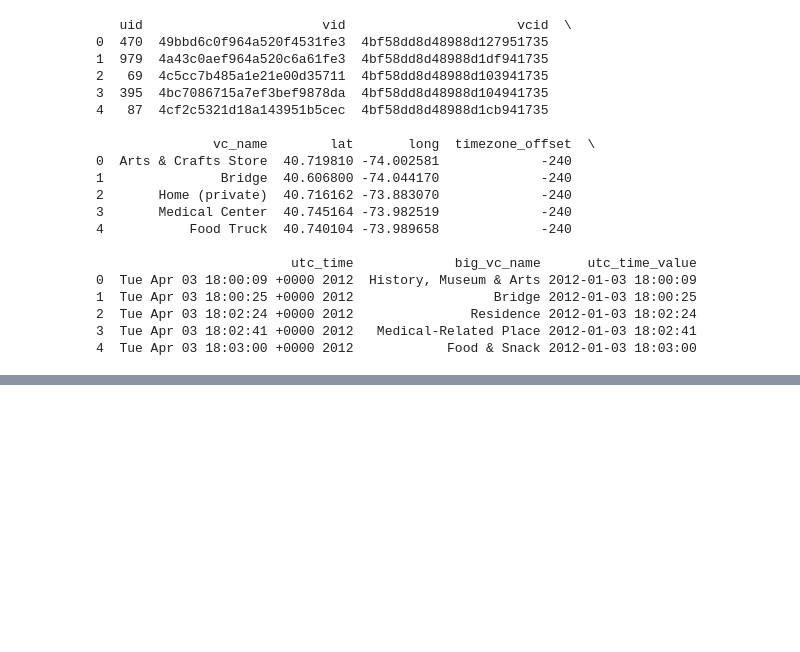
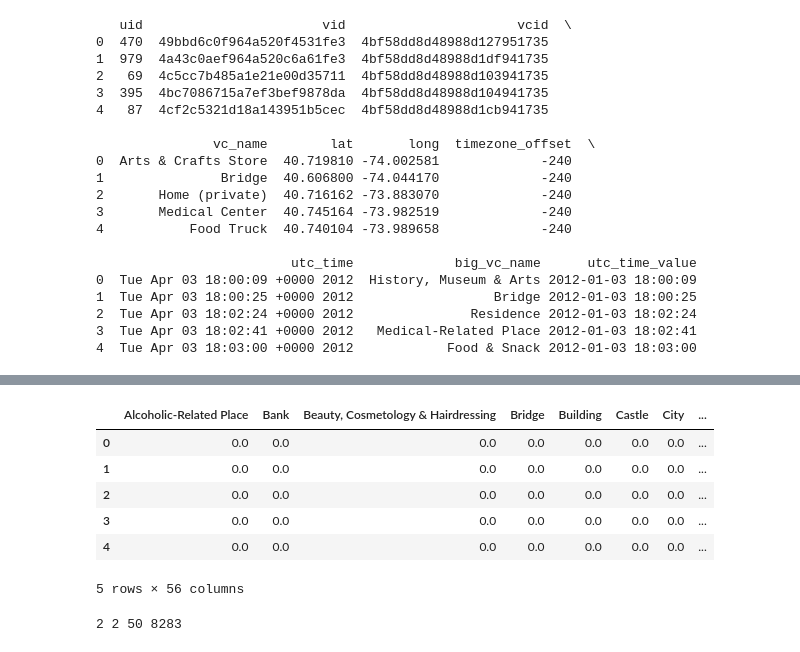
Before and after one commit to SU-Hongs/UROP_mining, a Jupyter notebook: FourSquare/preprocess.ipynb, the cells around one changed output, grey strips where cells are left out. Drawn from its saved outputs; the diff is of its cells as text; code cells hidden in the pictures; blank space fills up the shorter version.

```diff
--- a/FourSquare/preprocess.ipynb
+++ b/FourSquare/preprocess.ipynb
@@ -236,0 +298,9 @@ colo_nums_dropped.to_csv(path[:-4]+'_processed.csv')
+# %%
+num_users={} # map from timestamp to num of users
+for i in range(len(data_processed)):
+    t=data_processed.timestamp[i]
+    if t not in num_users: num_users[t]={data_processed.modified_uid[i],}
+    else: num_users[t].add(data_processed.modified_uid[i])
+for t in num_users:
+    num_users[t]=len(num_users[t])
+print(num_users)
@@ -236,0 +318,35 @@ colo_nums_dropped.to_csv(path[:-4]+'_processed.csv')
+# %%
+zero_df=np.zeros((np.max(data_processed.timestamp.to_list())+1,len(big_vc_names)))
+# print(zero_df.shape)
+modified_pis=pd.DataFrame(data=zero_df,columns=sorted(list(big_vc_names)))
+colo_patt_info={bvcn:{'unique_uids':set(),'unique_vids':set()} for bvcn in set(data_processed.big_vc_name)}
+data_processed=data_processed.sort_values('timestamp')
+curr_t=data_processed.timestamp[0]
+
+for i in tqdm(range(len(data_processed))):
+    t=data_processed.timestamp[i]
+    colo_type=data_processed.big_vc_name[i]
+    m_uid=data_processed.modified_uid[i]
+    vid=data_processed.vid[i]
+
+    if curr_t<t:
+        for bvcn in big_vc_names:
+            modified_pis[bvcn][curr_t]=max(
+                len(colo_patt_info[bvcn]['unique_vids'])/vcn2nums[bvcn],
+                len(colo_patt_info[bvcn]['unique_uids'])/num_users[curr_t]
+            )
+        colo_patt_info={bvcn:{'unique_uids':set(),'unique_vids':set()} for bvcn in set(data_processed.big_vc_name)}
+        curr_t=t
+
+    colo_patt_info[colo_type]['unique_uids'].add(m_uid)
+    colo_patt_info[colo_type]['unique_vids'].add(vid)
+
+modified_pis.head()
+# %% [output]
+|  | Alcoholic-Related Place | Bank | Beauty, Cosmetology & Hairdressing | Bridge | Building | Castle | City | ... |
+| 0 | 0.0 | 0.0 | 0.0 | 0.0 | 0.0 | 0.0 | 0.0 | ... |
+| 1 | 0.0 | 0.0 | 0.0 | 0.0 | 0.0 | 0.0 | 0.0 | ... |
+| 2 | 0.0 | 0.0 | 0.0 | 0.0 | 0.0 | 0.0 | 0.0 | ... |
+| 3 | 0.0 | 0.0 | 0.0 | 0.0 | 0.0 | 0.0 | 0.0 | ... |
+| 4 | 0.0 | 0.0 | 0.0 | 0.0 | 0.0 | 0.0 | 0.0 | ... |
+5 rows × 56 columns
@@ -236,0 +357,22 @@ colo_nums_dropped.to_csv(path[:-4]+'_processed.csv')
+# %%
+# 886, restaurant, 0.02
+
+uids_886_res=set()
+vids_886_res=set()
+for i in range(len(data_processed)):
+    if data_processed.timestamp[i]!=886: continue
+    if data_processed.big_vc_name[i]!='Restaurant': continue
+    uids_886_res.add(data_processed.modified_uid[i])
+    vids_886_res.add(data_processed.vid[i])
+
+num_uniq_uids=len(uids_886_res)
+num_uniq_vids=len(vids_886_res)
+
+all_uids=set()
+all_vids=set()
+for i in range(len(data_processed)):
+    if data_processed.timestamp[i]==886: all_uids.add(data_processed.modified_uid[i])
+    if data_processed.big_vc_name[i]=='Restaurant': all_vids.add(data_processed.vid[i])
+print(num_uniq_uids,num_uniq_vids,len(all_uids),len(all_vids))
+# %% [output]
+2 2 50 8283
```
Also changed, not shown: parts of 18 cells of this notebook, 4 other files.
